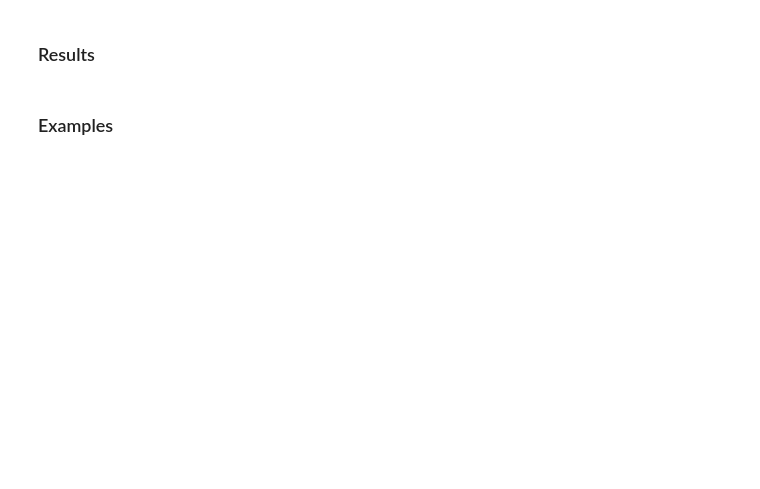
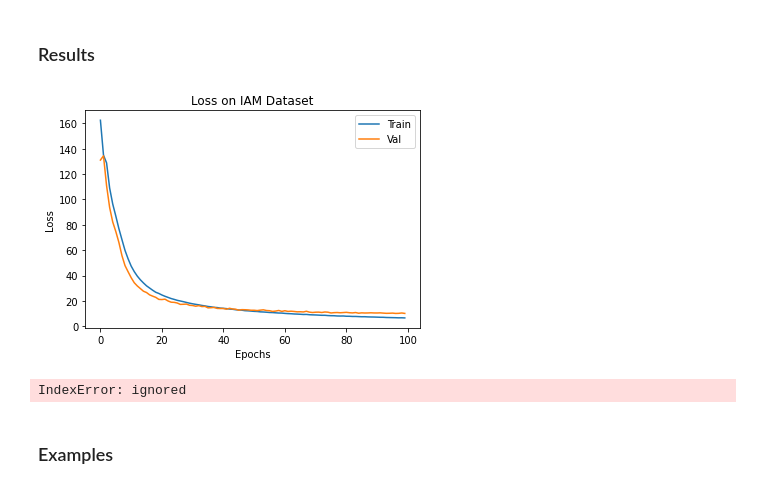
Before and after one commit to ericburdett/hwr, a Jupyter notebook: notebook-tf.ipynb, the cells around one changed output. Saved outputs shown, nothing was run; the diff lists cells and outputs as text; code cells hidden in the pictures; blank space fills up the shorter version.

```diff
--- a/notebook-tf.ipynb
+++ b/notebook-tf.ipynb
@@ -1078,21 +1185,14 @@ class Train:
   def __init__(self):
     self.epochs = 100
     self.batch_size = 100
-    self.iteration_sample = 5000
 
-    dataset_size = len(get_iam_dataset_df())
+    dataset_size = len(IamSequence())
     self.val_dataset_size = int(.2 * dataset_size)
     self.train_dataset_size = dataset_size - self.val_dataset_size
 
-    dataset = tf.data.Dataset.from_generator(
-        iam_generator,
-        (tf.float32, tf.int32),
-        (tf.TensorShape([None, None, 1]), tf.TensorShape([128]))
-    )
-    # dataset = IamTfDataset()
-
-    self.val_dataset = dataset.take(self.val_dataset_size).batch(self.batch_size)
-    self.train_dataset = dataset.skip(self.val_dataset_size).batch(self.batch_size)
+    dataset = tf.data.TFRecordDataset('iam.tfrecords').map(read_tfrecord).shuffle(buffer_size=1000, reshuffle_each_iteration=True)
+    self.train_dataset = dataset.take(self.train_dataset_size).batch(self.batch_size)
+    self.val_dataset = dataset.skip(self.train_dataset_size).batch(self.batch_size)
 
     self.model = Recognizer()
     self.optimizer = tf.keras.optimizers.RMSprop(learning_rate=4e-4)
@@ -1124,12 +1224,12 @@ class Train:
     gradients = tape.gradient(loss, self.model.trainable_variables)
     self.optimizer.apply_gradients(zip(gradients, self.model.trainable_variables))
 
-    decoded_preds = self.encoder.idxs_to_str_batch(tf.argmax(predictions, axis=2), remove_duplicates=True)
-    decoded_labels = self.encoder.idxs_to_str_batch(labels, remove_duplicates=False)
+    # decoded_preds = self.encoder.idxs_to_str_batch(tf.argmax(predictions, axis=2), remove_duplicates=True)
+    # decoded_labels = self.encoder.idxs_to_str_batch(labels, remove_duplicates=False)
 
     self.train_loss(loss)
-    self.train_cer(decoded_labels, decoded_preds)
-    self.train_wer(decoded_labels, decoded_preds)
+    # self.train_cer(decoded_labels, decoded_preds)
+    # self.train_wer(decoded_labels, decoded_preds)
 
   @tf.function
   def validation_step(self, images, labels):
@@ -1144,12 +1244,12 @@ class Train:
     loss = tf.nn.ctc_loss(labels, predictions, label_lengths, input_lengths, logits_time_major=False, unique=unique_lengths)
     loss = tf.reduce_mean(loss)
 
-    decoded_preds = self.encoder.idxs_to_str_batch(tf.argmax(predictions, axis=2), remove_duplicates=True)
-    decoded_labels = self.encoder.idxs_to_str_batch(labels, remove_duplicates=False)
+    # decoded_preds = self.encoder.idxs_to_str_batch(tf.argmax(predictions, axis=2), remove_duplicates=True)
+    # decoded_labels = self.encoder.idxs_to_str_batch(labels, remove_duplicates=False)
 
     self.val_loss(loss)
-    self.val_cer(decoded_labels, decoded_preds)
-    self.val_wer(decoded_labels, decoded_preds)
+    # self.val_cer(decoded_labels, decoded_preds)
+    # self.val_wer(decoded_labels, decoded_preds)
 
   def __call__(self):
     try:
@@ -1170,15 +1270,15 @@ class Train:
         train_loop = tqdm(total=self.train_dataset_size//self.batch_size, position=0, leave=True)
         for iteration_num, (images, labels) in enumerate(self.train_dataset):
           self.train_step(images, labels)
-          train_loop.set_description('Train - Epoch: {}, Loss: {:.4f}, CER: {:.4f}, WER: {:.4f}'.format(epoch, self.train_loss.result(), self.train_cer.result(), self.train_wer.result()))
+          train_loop.set_description('Train - Epoch: {}, Loss: {:.4f}'.format(epoch, self.train_loss.result()))
           train_loop.update(1)
         train_loop.close()
 
         # Validation Step
         val_loop = tqdm(total=self.val_dataset_size//self.batch_size, position=0, leave=True)
         for iteration_num, (images, labels) in enumerate(self.val_dataset):
-          self.val_step(images, labels)
-          val_loop.set_description('Val   - Epoch: {}, Loss: {:.4f}, CER: {:.4f}, WER: {:.4f}'.format(epoch, self.val_loss.result(), self.val_cer.result(), self.val_wer.result()))
+          self.validation_step(images, labels)
+          val_loop.set_description('Val   - Epoch: {}, Loss: {:.4f}'.format(epoch, self.val_loss.result()))
           val_loop.update(1)
         val_loop.close()
 
@@ -1207,13 +1327,16 @@ char_set.json  drive  hwr_model  iam  rimes  sample_data
 # %%
 plt.title('Loss on IAM Dataset')
 plt.xlabel('Epochs')
 plt.ylabel('Loss')
-plt.plot(np.mean(losses[0], axis=1), label='Train')
-plt.plot(np.mean(losses[1], axis=1), label='Val')
+plt.plot(losses[0], label='Train')
+plt.plot(losses[1], label='Val')
 plt.legend()
 plt.show()
 print('Train:', np.mean(losses[0], axis=1))
 print('Validation:', np.mean(losses[1], axis=1))
+# %% [output]
+[figure, added]
+IndexError: ignored
 # %%
 plt.title('Character Error Rate on IAM Dataset')
 plt.xlabel('Epochs')
```
Also changed, not shown: parts of 23 cells of this notebook.
